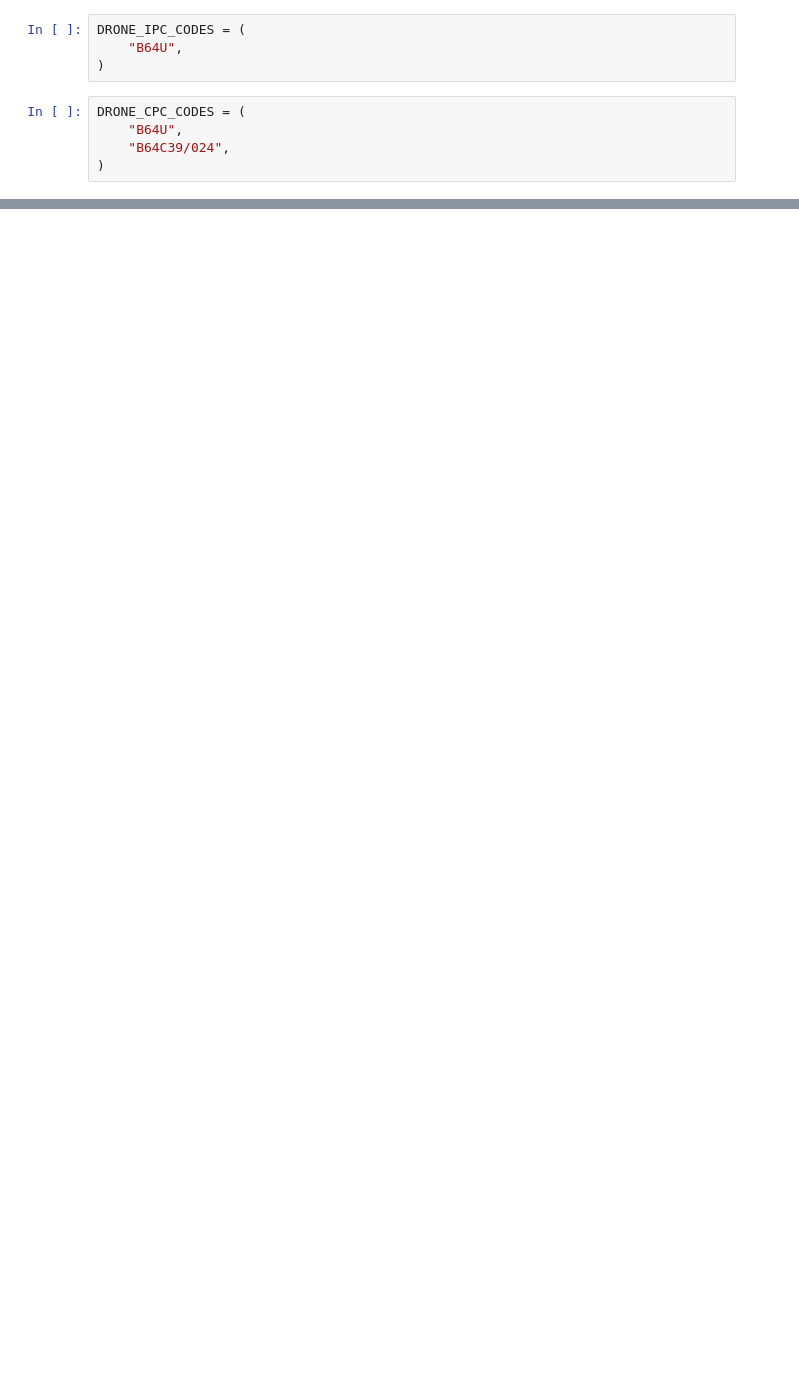
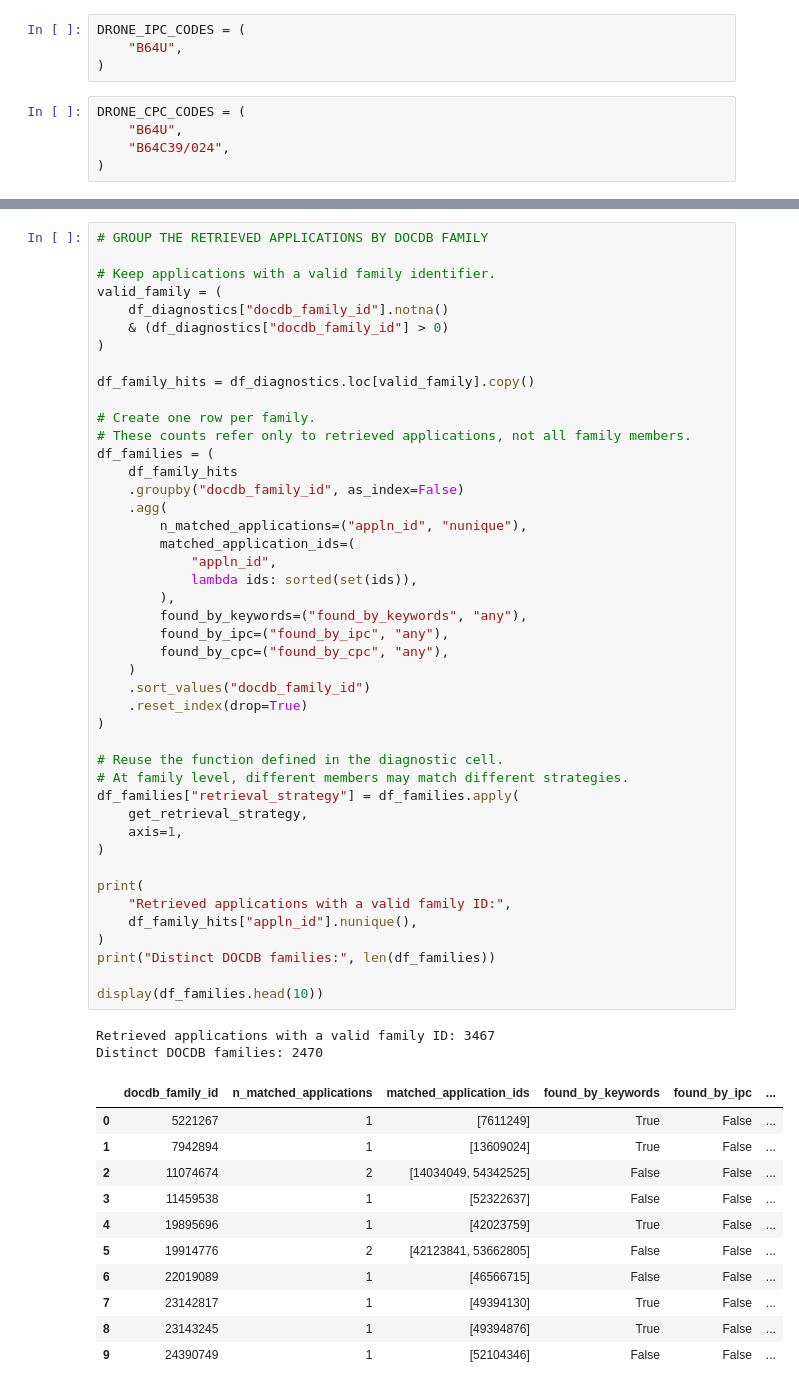
Before and after one commit to RikyPoz/PW_InnovationManagement, a Jupyter notebook: PWStep0.ipynb, the cells around one changed output, grey strips where cells are left out. Cells and saved outputs as stored; diff of their text form; blank space fills up the shorter version.

```diff
--- a/PWStep0.ipynb
+++ b/PWStep0.ipynb
@@ -241,0 +486,58 @@ Name: Applications, dtype: int64
+# %%
+# GROUP THE RETRIEVED APPLICATIONS BY DOCDB FAMILY
+
+# Keep applications with a valid family identifier.
+valid_family = (
+    df_diagnostics["docdb_family_id"].notna()
+    & (df_diagnostics["docdb_family_id"] > 0)
+)
+
+df_family_hits = df_diagnostics.loc[valid_family].copy()
+
+# Create one row per family.
+# These counts refer only to retrieved applications, not all family members.
+df_families = (
+    df_family_hits
+    .groupby("docdb_family_id", as_index=False)
+    .agg(
+        n_matched_applications=("appln_id", "nunique"),
+        matched_application_ids=(
+            "appln_id",
+            lambda ids: sorted(set(ids)),
+        ),
+        found_by_keywords=("found_by_keywords", "any"),
+        found_by_ipc=("found_by_ipc", "any"),
+        found_by_cpc=("found_by_cpc", "any"),
+    )
+    .sort_values("docdb_family_id")
+    .reset_index(drop=True)
+)
+
+# Reuse the function defined in the diagnostic cell.
+# At family level, different members may match different strategies.
+df_families["retrieval_strategy"] = df_families.apply(
+    get_retrieval_strategy,
+    axis=1,
+)
+
+print(
+    "Retrieved applications with a valid family ID:",
+    df_family_hits["appln_id"].nunique(),
+)
+print("Distinct DOCDB families:", len(df_families))
+
+display(df_families.head(10))
+# %% [output]
+Retrieved applications with a valid family ID: 3467
+Distinct DOCDB families: 2470
+|  | docdb_family_id | n_matched_applications | matched_application_ids | found_by_keywords | found_by_ipc | ... |
+| 0 | 5221267 | 1 | [7611249] | True | False | ... |
+| 1 | 7942894 | 1 | [13609024] | True | False | ... |
+| 2 | 11074674 | 2 | [14034049, 54342525] | False | False | ... |
+| 3 | 11459538 | 1 | [52322637] | False | False | ... |
+| 4 | 19895696 | 1 | [42023759] | True | False | ... |
+| 5 | 19914776 | 2 | [42123841, 53662805] | False | False | ... |
+| 6 | 22019089 | 1 | [46566715] | False | False | ... |
+| 7 | 23142817 | 1 | [49394130] | True | False | ... |
+| 8 | 23143245 | 1 | [49394876] | True | False | ... |
+| 9 | 24390749 | 1 | [52104346] | False | False | ... |
```
Also changed, not shown: parts of 13 cells of this notebook, 1 other file.
